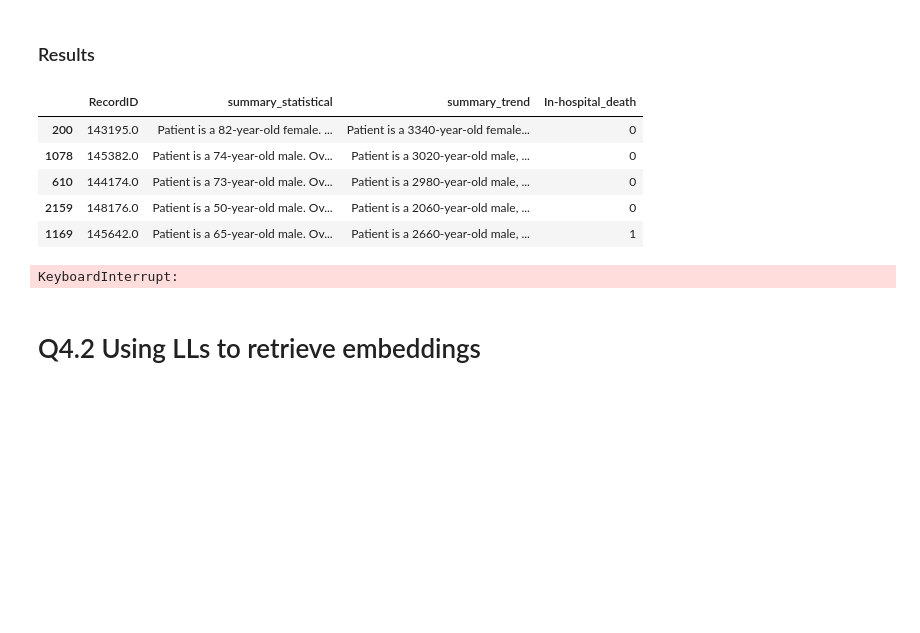
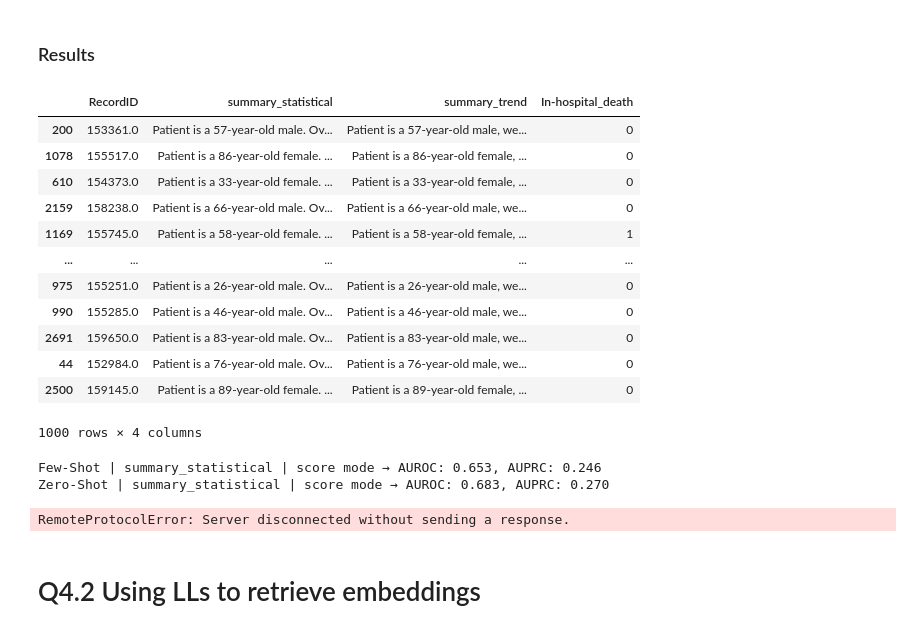
Before and after one commit to francescobondi02/project-1-ml4hc, a Jupyter notebook: project_1/Q4/Q4.ipynb, the cells around one changed output. Cells and saved outputs as stored; diff of their text form; code cells hidden in the pictures; blank space fills up the shorter version.

```diff
--- a/project_1/Q4/Q4.ipynb
+++ b/project_1/Q4/Q4.ipynb
@@ -232,5 +215,10 @@ Patient is a 2220-year-old female, weights 76.05999999999999 kg. Over the first
 # %% [markdown]
 ### Result Calculation
+# %%
+import pandas as pd
+summaries_a = pd.read_csv("summaries_a.csv")
+summaries_b = pd.read_csv("summaries_b.csv")
+summaries_c = pd.read_csv("summaries_c.csv")
 # %%
 system_prompt_binary = """You are a clinical risk prediction assistant designed to assess the likelihood of in-hospital mortality based on structured patient summaries derived from ICU time-series data.
 
@@ -365,31 +381,38 @@ def evaluate_llm_predictions(summary_df,  text_col='summary_statistical', label_
 # %% [markdown]
 ### Results
 # %%
-summaries_b_small = summaries_b.sample(5, random_state = 1)
-summaries_b_small
+summaries_c_small = summaries_c.sample(1000, random_state = 1)
+summaries_c_small
 # %% [output]
 |  | RecordID | summary_statistical | summary_trend | In-hospital_death |
-| 200 | 143195.0 | Patient is a 82-year-old female. ... | Patient is a 3340-year-old female... | 0 |
-| 1078 | 145382.0 | Patient is a 74-year-old male. Ov... | Patient is a 3020-year-old male, ... | 0 |
-| 610 | 144174.0 | Patient is a 73-year-old male. Ov... | Patient is a 2980-year-old male, ... | 0 |
-| 2159 | 148176.0 | Patient is a 50-year-old male. Ov... | Patient is a 2060-year-old male, ... | 0 |
-| 1169 | 145642.0 | Patient is a 65-year-old male. Ov... | Patient is a 2660-year-old male, ... | 1 |
+| 200 | 153361.0 | Patient is a 57-year-old male. Ov... | Patient is a 57-year-old male, we... | 0 |
+| 1078 | 155517.0 | Patient is a 86-year-old female. ... | Patient is a 86-year-old female, ... | 0 |
+| 610 | 154373.0 | Patient is a 33-year-old female. ... | Patient is a 33-year-old female, ... | 0 |
+| 2159 | 158238.0 | Patient is a 66-year-old male. Ov... | Patient is a 66-year-old male, we... | 0 |
+| 1169 | 155745.0 | Patient is a 58-year-old female. ... | Patient is a 58-year-old female, ... | 1 |
+| ... | ... | ... | ... | ... |
+| 975 | 155251.0 | Patient is a 26-year-old male. Ov... | Patient is a 26-year-old male, we... | 0 |
+| 990 | 155285.0 | Patient is a 46-year-old male. Ov... | Patient is a 46-year-old male, we... | 0 |
+| 2691 | 159650.0 | Patient is a 83-year-old male. Ov... | Patient is a 83-year-old male, we... | 0 |
+| 44 | 152984.0 | Patient is a 76-year-old male. Ov... | Patient is a 76-year-old male, we... | 0 |
+| 2500 | 159145.0 | Patient is a 89-year-old female. ... | Patient is a 89-year-old female, ... | 0 |
+1000 rows × 4 columns
 # %%
 from itertools import product
 
 summary_cols = ['summary_statistical', 'summary_trend']
-prompt_modes = ['zero-shot', 'few-shot']
-score_modes = ['binary', 'score']
+prompt_modes = ['few-shot', 'zero-shot']
+score_modes = ['binary', 'score'] # score mode has prooved to be better
 
 # Loop through all combinations
-for summary_col, prompt_mode, score_mode in product(summary_cols, prompt_modes, score_modes):
+for summary_col, prompt_mode in product(summary_cols, prompt_modes):
     kwargs = {
-        'summary_df': summaries_b_small if run_efficient else summaries_b,
+        'summary_df': summaries_c_small if run_efficient else summaries_c,
         'text_col': summary_col,
-        'mode': score_mode,
+        'mode': "score",
     }
 
-    label = f"{prompt_mode.title()} | {summary_col} | {score_mode} mode"
+    label = f"{prompt_mode.title()} | {summary_col} | score mode"
 
     # Add few-shot parameters if needed
     if prompt_mode == 'few-shot':
@@ -399,7 +422,9 @@ for summary_col, prompt_mode, score_mode in product(summary_cols, prompt_modes,
     results = evaluate_llm_predictions(**kwargs)
     print(f"{label} → AUROC: {results['auroc']:.3f}, AUPRC: {results['auprc']:.3f}")
 # %% [output]
-KeyboardInterrupt:
+Few-Shot | summary_statistical | score mode → AUROC: 0.653, AUPRC: 0.246
+Zero-Shot | summary_statistical | score mode → AUROC: 0.683, AUPRC: 0.270
+RemoteProtocolError: Server disconnected without sending a response.
 # %% [markdown]
 # Q4.2 Using LLs to retrieve embeddings
 # %%
```
Also changed, not shown: parts of 15 cells of this notebook, 3 other files.
